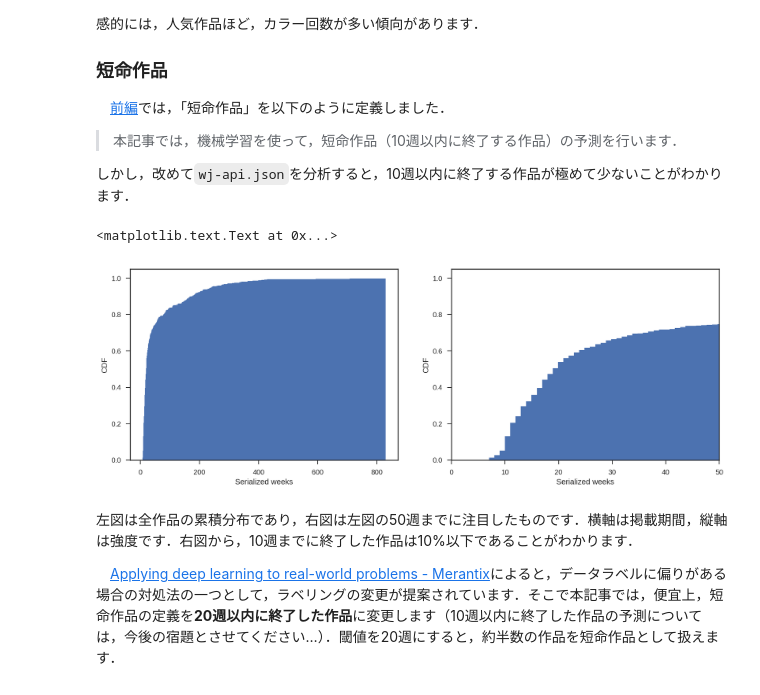
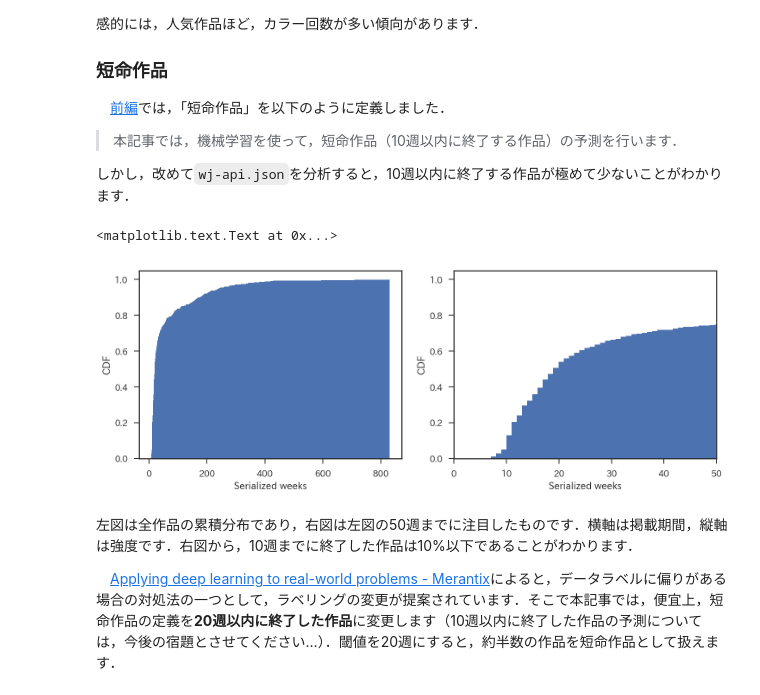
Before and after one commit to haltaro/predicting-comic-end, a Jupyter notebook: 2_train_and_test_neural_network_j.ipynb, the cells around one changed output. Drawn from its saved outputs; the diff is of its cells as text; code cells hidden in the pictures.

```diff
--- a/2_train_and_test_neural_network_j.ipynb
+++ b/2_train_and_test_neural_network_j.ipynb
@@ -27,3 +25,16 @@ wj = comic.ComicAnalyzer()
+# %%
+%matplotlib inline
+%config InlineBackend.figure_format = 'retina'
+
+import numpy as np
+import matplotlib.pyplot as plt
+import tensorflow as tf
+
+import matplotlib
+from matplotlib.font_manager import FontProperties
+font_path = '/usr/share/fonts/truetype/takao-gothic/TakaoPGothic.ttf'
+font_prop = FontProperties(fname=font_path)
+matplotlib.rcParams['font.family'] = font_prop.get_name()
 # %% [markdown]
 ## 問題設定
 
@@ -43,21 +54,21 @@ wj = comic.ComicAnalyzer()
 # %%
 weeks = [len(wj.extract_item(title))
          for title in wj.end_titles]
 
-plt.figure(figsize=(15, 5))
+plt.figure(figsize=(12, 4))
 plt.subplot(1, 2, 1)
 _ = plt.hist(weeks, normed=True, cumulative=True, bins=max(weeks))
 plt.xlabel('Serialized weeks')
 plt.ylabel('CDF')
 
 plt.subplot(1, 2, 2)
 _ = plt.hist(weeks, normed=True, cumulative=True, bins=max(weeks))
 plt.xlim(0, 50)
 plt.xlabel('Serialized weeks')
 plt.ylabel('CDF')
 # %% [output]
 <matplotlib.text.Text at 0x...>
-[figure, old version]
+[figure, new version]
 # %% [markdown]
 左図は全作品の累積分布であり，右図は左図の50週までに注目したものです．横軸は掲載期間，縦軸は強度です．右図から，10週までに終了した作品は10%以下であることがわかります．
 
```
Also changed, not shown: parts of 25 cells of this notebook, 6 other files.
